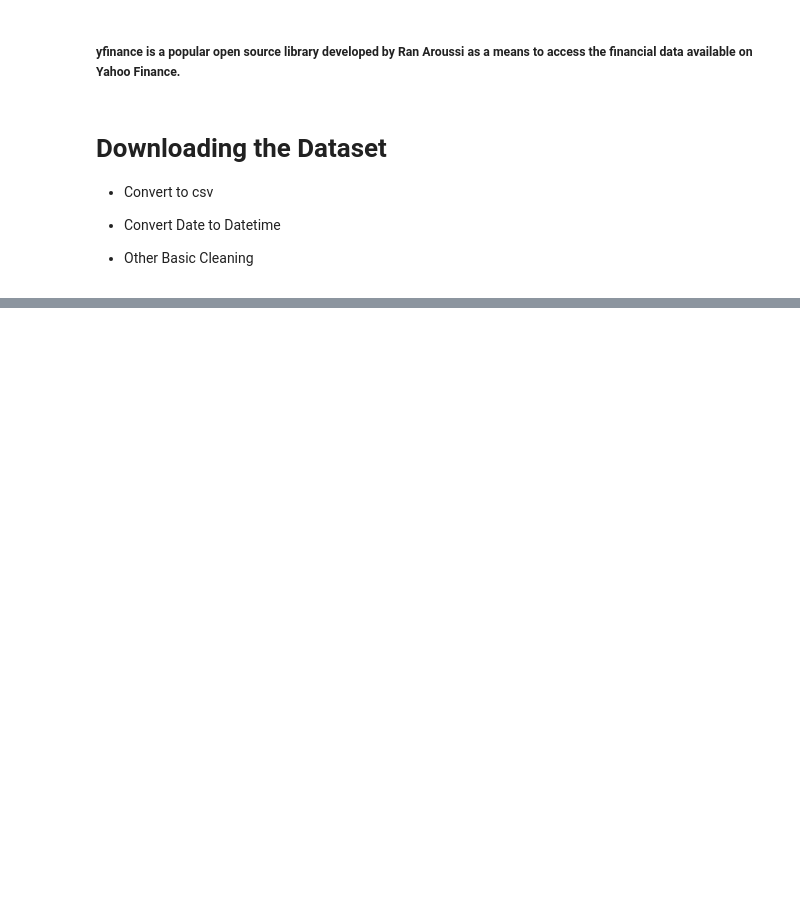
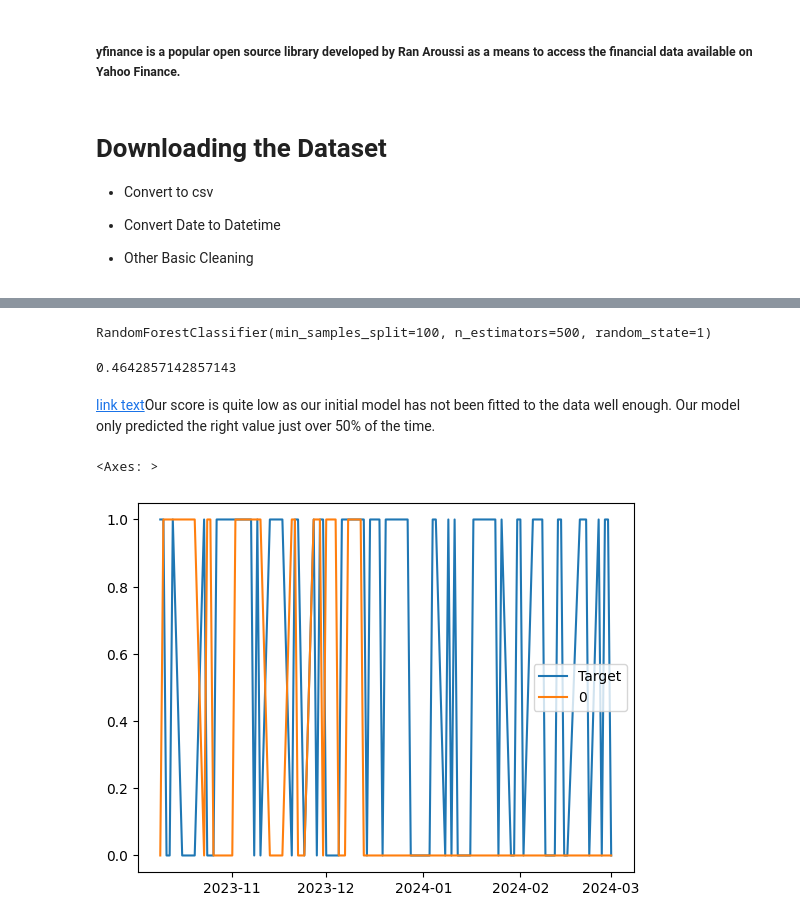
Before and after one commit to prithvipaddy/COMP350, a Jupyter notebook: SMA_Data_Download.ipynb, the cells around one changed output, grey strips where cells are left out. Saved outputs shown, nothing was run; the diff lists cells and outputs as text; code cells hidden in the pictures; blank space fills up the shorter version.

```diff
--- a/SMA_Data_Download.ipynb
+++ b/SMA_Data_Download.ipynb
@@ -21,11 +23,10 @@ sp500 = yf.Ticker("^GSPC")
 # The period parameter specifies the timeframe for which historical data is requested. Here, "max" indicates
 # that data for the maximum available period will be retrieved.
 sp500 = sp500.history(period="max")
+sp500.index = sp500.index.date
 
-
-# Doownload it as a CSV file
-
-sp500 = sp500.to_csv("stock_market_data.csv")
+# Download it as a CSV file
+sp500csv = sp500.to_csv("stock_market_data.csv")
 
 # Load the stock market data from a CSV file into a pandas DataFrame
 sp500_downloaded = pd.read_csv("stock_market_data.csv", index_col=0)
@@ -42,0 +52,16 @@ sp500_downloaded.index = pd.to_datetime(sp500_downloaded.index)
+# %%
+#Looking at too much data would make the model more inaccurate.
+#The market changes over time and the market shift would make old data worsen the model
+#To prevent this, data from after 1990 is taken
+
+specificDate = pd.to_datetime("1990-01-01").date()
+sp500 = sp500.loc[specificDate:].copy()
+
+#Deleting these columns from the data frame as they are for individual stocks and not required to index
+del sp500["Dividends"]
+del sp500["Stock Splits"]
+
+# creating a column that shows the next day's closing price
+sp500["Tomorrow"] = sp500["Close"].shift(-1)
+# creating the target column that uses the "Tomorrow" column to see if the price increases the next day
+sp500["Target"] = (sp500["Tomorrow"] > sp500["Close"]).astype(int)
@@ -42,0 +93,30 @@ sp500_downloaded.index = pd.to_datetime(sp500_downloaded.index)
+# %%
+# Creating a random forest with 500 decision trees ('n_estimators')
+model = RandomForestClassifier(n_estimators=500, min_samples_split=100, random_state=1)
+
+# Creating a test set of the last 100 items
+train = sp500.iloc[:-100]
+test = sp500.iloc[-100:]
+
+predictors = ["Close", "Volume", "Open", "High", "Low"]
+model.fit(train[predictors], train["Target"])
+# %% [output]
+RandomForestClassifier(min_samples_split=100, n_estimators=500, random_state=1)
+# %%
+# Generating predictions on the test set and converting into a pandas series
+preds = model.predict(test[predictors])
+preds = pd.Series(preds, index=test.index)
+# %%
+# Calculating precision score by comparing our predictions with the target of the test set
+precision_score(test["Target"], preds)
+# %% [output]
+0.4642857142857143
+# %% [markdown]
+[link text](https://)Our score is quite low as our initial model has not been fitted to the data well enough. Our model only predicted the right value just over 50% of the time.
+# %%
+combined = pd.concat([test["Target"], preds], axis=1)
+# The orange line signifies our model's predictions and the blue line is the actual data.
+combined.plot()
+# %% [output]
+<Axes: >
+[figure, added]
```
Also changed, not shown: parts of 27 cells of this notebook.
